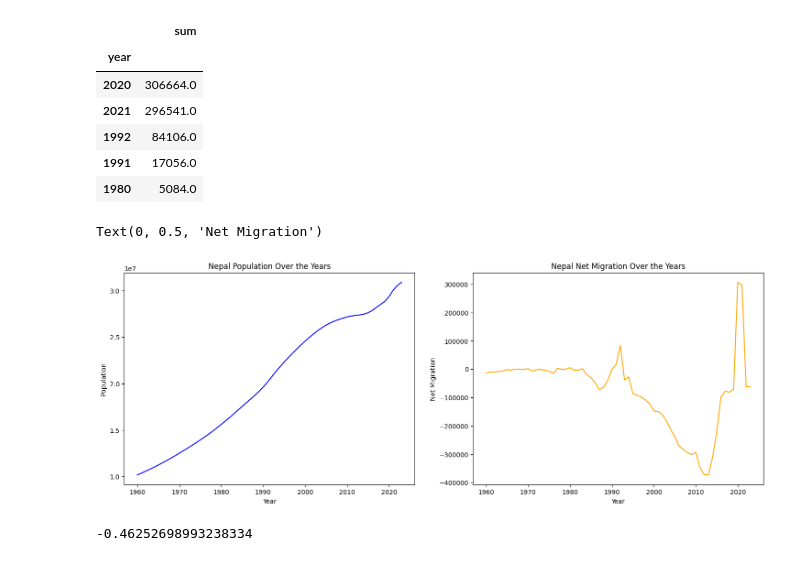
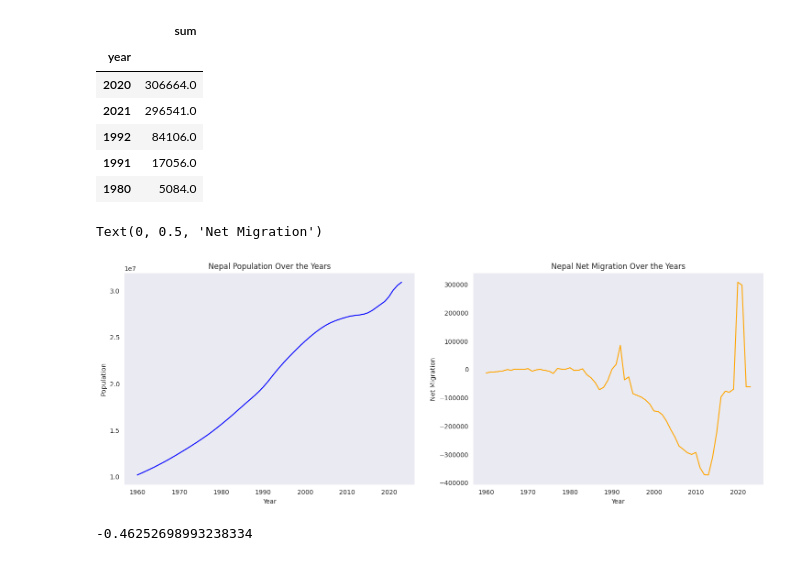
Before and after one commit to Anujpant123/Anujpant123, a Jupyter notebook: net-migartion-and-trends1.ipynb, the cells around one changed output. Saved outputs shown, nothing was run; the diff lists cells and outputs as text; code cells hidden in the pictures.

```diff
--- a/net-migartion-and-trends1.ipynb
+++ b/net-migartion-and-trends1.ipynb
@@ -76,6 +76,7 @@ The net migration data for 2023 reveals a significant influx of people into the
 # %%
 import matplotlib.ticker as mtick
 
+sns.set_style('dark')
 
 plt.figure(figsize=(10,6))
 t=sns.barplot(data=top,x='country',y='sum',palette='viridis')
@@ -109,6 +110,7 @@ low.head(10)
 # %%
 import matplotlib.ticker as mtick
 
+sns.set_style('dark')
 
 plt.figure(figsize=(10,6))
 t=sns.barplot(data=low,x='country',y='sum',palette='mako')
@@ -152,22 +154,24 @@ nepal.sort_values(by='sum',ascending=False).head(5)
 | 1991 | 17056.0 |
 | 1980 | 5084.0 |
 # %%
+sns.set_style('dark')
+
 fig, axes = plt.subplots(1, 2, figsize=(18, 6))
 # population over the year
 sns.set_style()
 sns.lineplot(data=Nepal, x='year', y='population', ax=axes[0], color='blue')
 axes[0].set_title('Nepal Population Over the Years')
 axes[0].set_xlabel('Year')
 axes[0].set_ylabel('Population')
 
 # Net migration over the years
 sns.lineplot(data=Nepal, x='year', y='netMigration', ax=axes[1], color='orange')
 axes[1].set_title('Nepal Net Migration Over the Years')
 axes[1].set_xlabel('Year')
 axes[1].set_ylabel('Net Migration')
 # %% [output]
 Text(0, 0.5, 'Net Migration')
-[figure, old version]
+[figure, new version]
 # %%
 nepala=df[df['country']=='Nepal']
 nepala['population'].corr(nepala['netMigration'])
```
Also changed, not shown: parts of 4 cells of this notebook.
